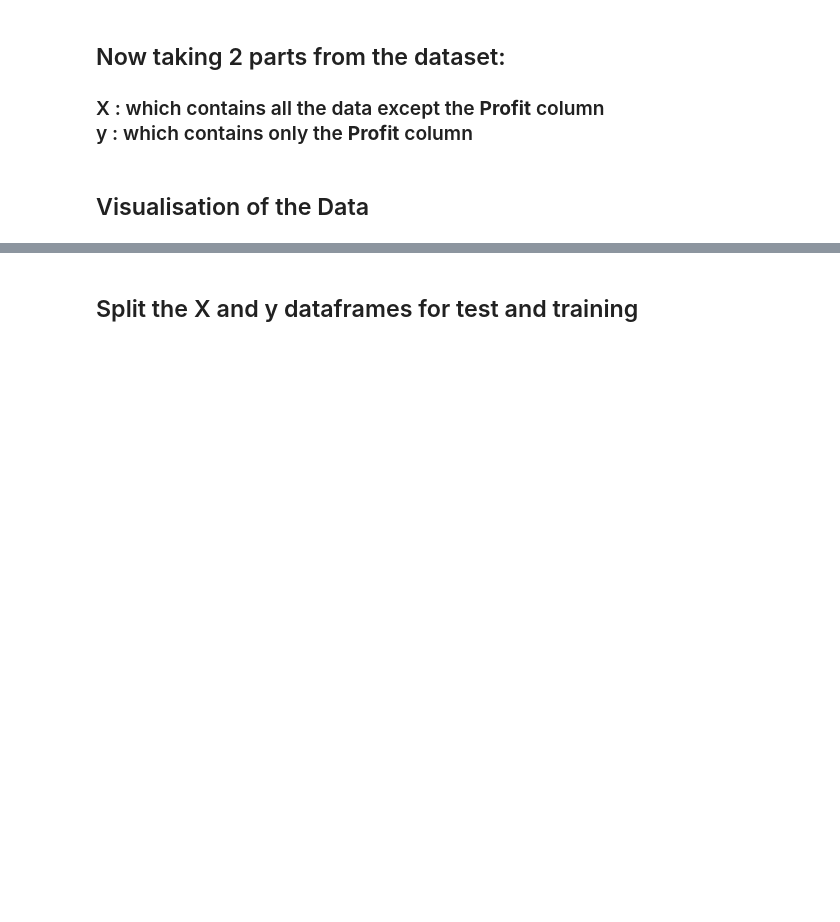
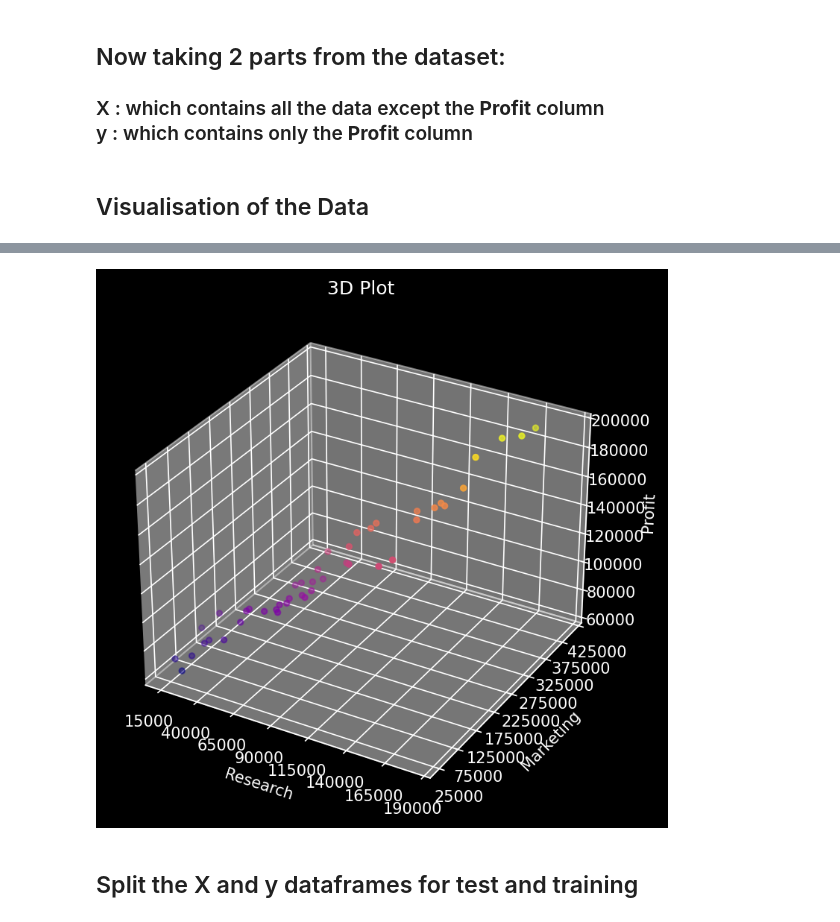
Before and after one commit to debjitpal5040/ML_Algorithms, a Jupyter notebook: Machine Learning/Supervised Learning/Regression/Linear Regression/Multiple Linear Regression/Multiple_Linear_Regression.ipynb, the cells around one changed output, grey strips where cells are left out. Drawn from its saved outputs; the diff is of its cells as text; code cells hidden in the pictures; blank space fills up the shorter version.

```diff
--- a/Machine Learning/Supervised Learning/Regression/Linear Regression/Multiple Linear Regression/Multiple_Linear_Regression.ipynb
+++ b/Machine Learning/Supervised Learning/Regression/Linear Regression/Multiple Linear Regression/Multiple_Linear_Regression.ipynb
@@ -60,3 +98,18 @@ plt.savefig("Images/Marketing_vs_Profit.png",bbox_inches='tight')
+# %%
+plt.figure(figsize=(6, 6), dpi=150)
+plt.style.use('dark_background')
+ax = plt.axes(projection ='3d') # syntax for 3-D projection
+ax.scatter3D(Research, Marketing, Profit, c=Profit, marker="." ,cmap='plasma', s=50)
+ax.set_xticks(np.arange(15000, 200000, 25000))
+ax.set_yticks(np.arange(25000, 475000, 50000))
+ax.set_zticks(np.arange(60000,220000,20000))
+ax.set_xlabel("Research")
+ax.set_ylabel("Marketing")
+ax.set_zlabel("Profit")
+ax.set_title("3D Plot")
+plt.savefig("Images/3D_Plot.png",bbox_inches='tight')
+# %% [output]
+[figure, added]
 # %% [markdown]
 ## Split the X and y dataframes for test and training
 # %%
```
Also changed, not shown: parts of 8 cells of this notebook, 3 other files.
